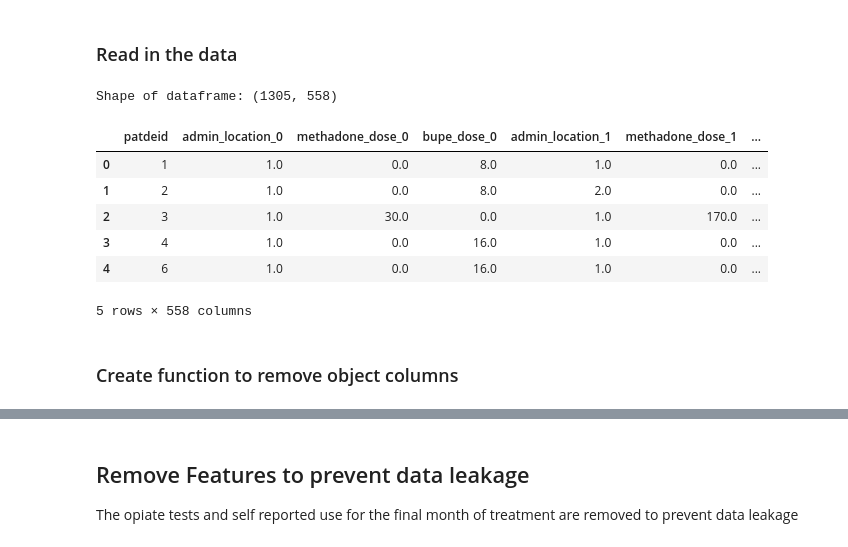
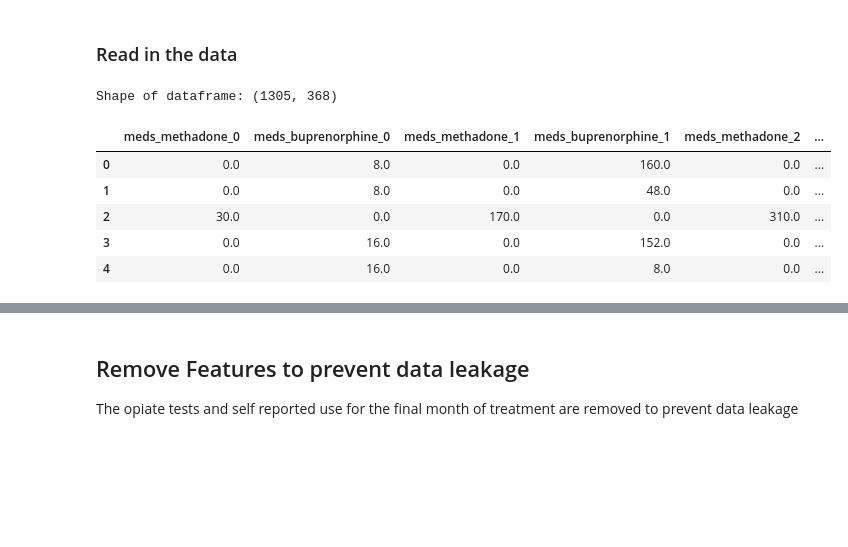
Before and after one commit to DanHerman212/oud_treatment_outcome, a Jupyter notebook: notebooks/3_data_modeling.ipynb, the cells around one changed output, grey strips where cells are left out. Saved outputs shown, nothing was run; the diff lists cells and outputs as text; code cells hidden in the pictures; blank space fills up the shorter version.

```diff
--- a/notebooks/3_data_modeling.ipynb
+++ b/notebooks/3_data_modeling.ipynb
@@ -2,11 +2,11 @@
 ### Import Required Libraries
 # %%
 # common libraries
-import pandas as pd
-import numpy as np
-import matplotlib.pyplot as plt
-import seaborn as sns
-import warnings
+import pandas as pd # data manipulation and extraction
+import numpy as np # numerical computation
+import matplotlib.pyplot as plt # data visualization
+import seaborn as sns # data visualization
+import warnings # ignore warnings
 
 # preprocessing libraries
 from sklearn.preprocessing import StandardScaler, MinMaxScaler, RobustScaler, LabelEncoder,label_binarize
@@ -25,27 +25,25 @@ from scipy import interp
 import shap
 shap.initjs()
 
-# stop filters
+# UI settings
 warnings.filterwarnings('ignore')
+pd.set_option('display.max_columns', None)
 # %% [output]
 [interactive output not drawn]
 # %% [markdown]
 ### Read in the data
 # %%
-data = pd.read_csv('../notebooks/data/merged_data.csv')
+data = pd.read_csv('../notebooks/data/merged_inputed_data.csv')
 
 print(f'Shape of dataframe: {data.shape}')
 print('\n')
 
 data.head()
 # %% [output]
-Shape of dataframe: (1305, 558)
+Shape of dataframe: (1305, 368)
-|  | patdeid | admin_location_0 | methadone_dose_0 | bupe_dose_0 | admin_location_1 | methadone_dose_1 | ... |
-| 0 | 1 | 1.0 | 0.0 | 8.0 | 1.0 | 0.0 | ... |
-| 1 | 2 | 1.0 | 0.0 | 8.0 | 2.0 | 0.0 | ... |
-| 2 | 3 | 1.0 | 30.0 | 0.0 | 1.0 | 170.0 | ... |
-| 3 | 4 | 1.0 | 0.0 | 16.0 | 1.0 | 0.0 | ... |
-| 4 | 6 | 1.0 | 0.0 | 16.0 | 1.0 | 0.0 | ... |
+|  | meds_methadone_0 | meds_buprenorphine_0 | meds_methadone_1 | meds_buprenorphine_1 | meds_methadone_2 | ... |
+| 0 | 0.0 | 8.0 | 0.0 | 160.0 | 0.0 | ... |
+| 1 | 0.0 | 8.0 | 0.0 | 48.0 | 0.0 | ... |
+| 2 | 30.0 | 0.0 | 170.0 | 0.0 | 310.0 | ... |
+| 3 | 0.0 | 16.0 | 0.0 | 152.0 | 0.0 | ... |
+| 4 | 0.0 | 16.0 | 0.0 | 8.0 | 0.0 | ... |
-5 rows × 558 columns
-# %% [markdown]
-### Create function to remove object columns
```
Also changed, not shown: parts of 18 cells of this notebook, 1 other file.
